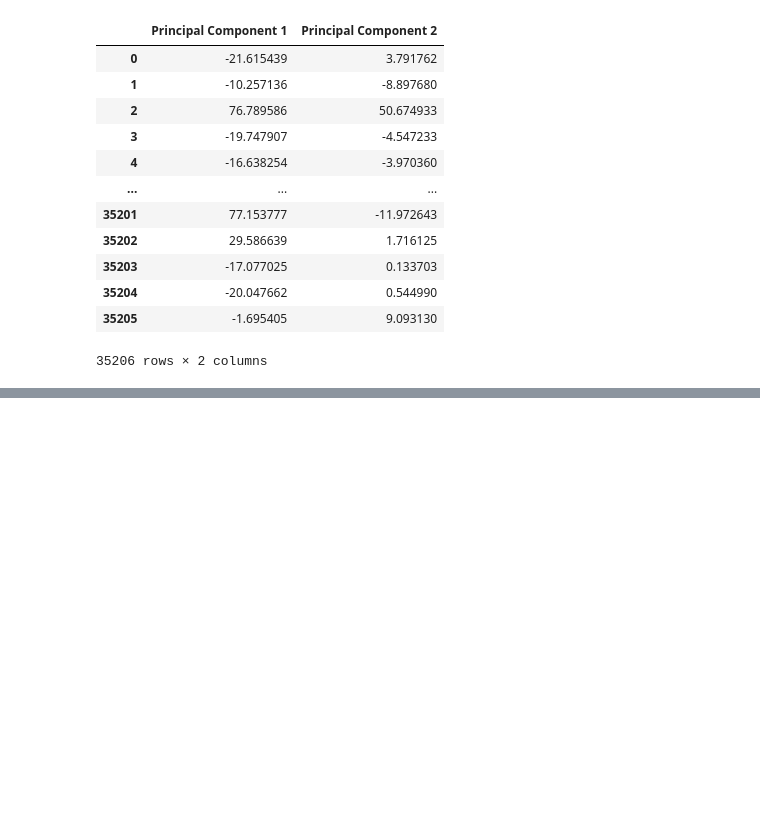
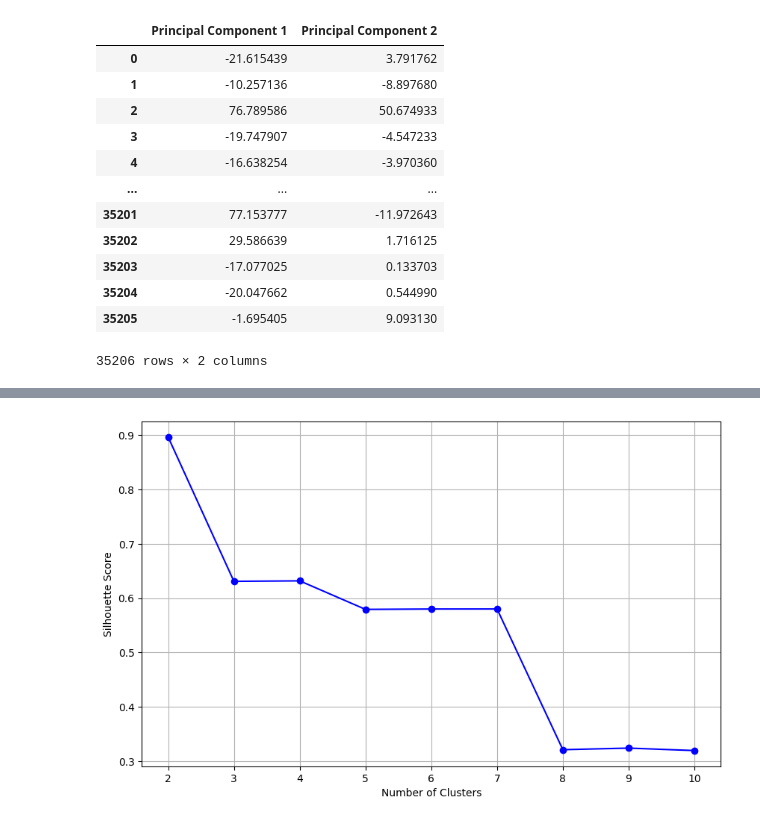
Before and after one commit to pankaj-beldar/patent-data-NLP-classification, a Jupyter notebook: dendogram.ipynb, the cells around one changed output, grey strips where cells are left out. Saved outputs shown, nothing was run; the diff lists cells and outputs as text; code cells hidden in the pictures; blank space fills up the shorter version.

```diff
--- a/dendogram.ipynb
+++ b/dendogram.ipynb
@@ -69,0 +111,19 @@ plt.show()
+# %%
+import matplotlib.pyplot as plt
+
+# Silhouette Scores and corresponding cluster numbers
+silhouette_scores = [0.8965586803893292, 0.6309814397258515, 0.6318207249958235, 0.5793375178007577,
+                     0.5800185177661196, 0.5800905559313113, 0.32120761520000857,
+                     0.3241037975850741, 0.3195890671292663]
+cluster_numbers = [2, 3, 4, 5, 6, 7, 8, 9, 10]
+
+# Plotting Silhouette Scores
+plt.figure(figsize=(10, 6))
+plt.plot(cluster_numbers, silhouette_scores, marker='o', linestyle='-', color='b')
+plt.xlabel('Number of Clusters')
+plt.ylabel('Silhouette Score')
+#plt.title('Silhouette Scores for Different Cluster Numbers')
+plt.grid(True)
+plt.show()
+# %% [output]
+[figure, added]
```
Also changed, not shown: parts of 4 cells of this notebook.
